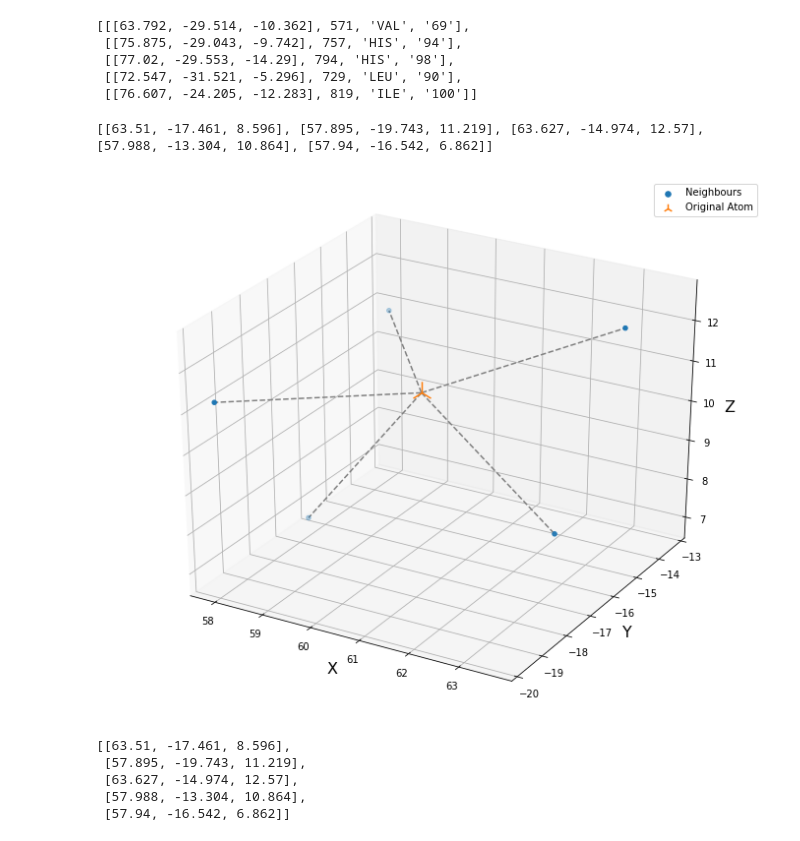
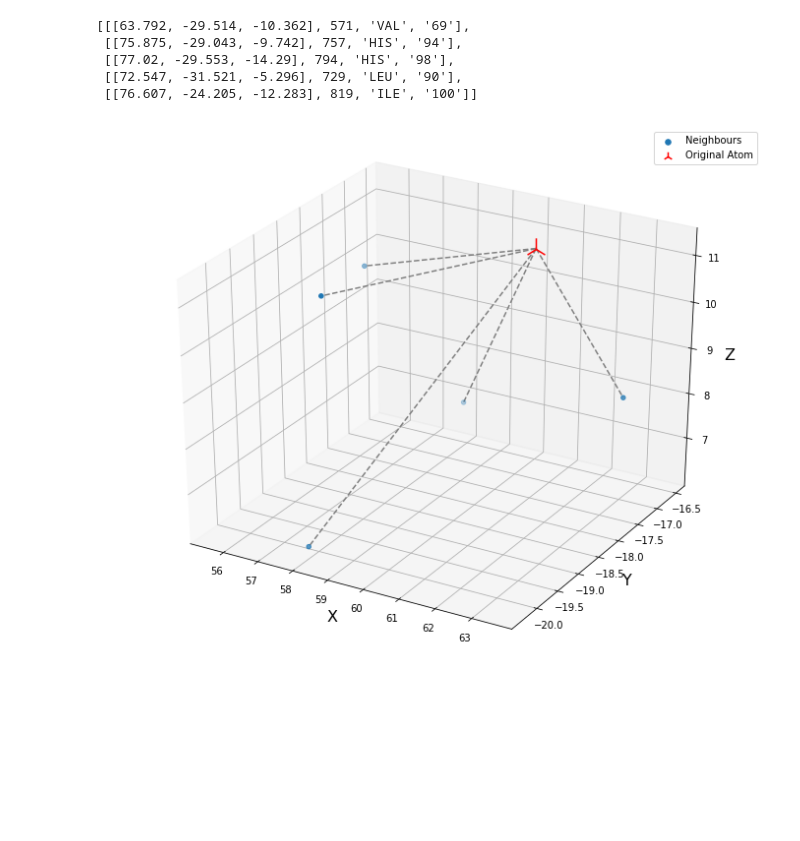
Before and after one commit to JamesDanielOReilly/Practical-Bioinformatics, a Jupyter notebook: Leuven-Coursework-2/coursework_2.ipynb, the cells around one changed output. Drawn from its saved outputs; the diff is of its cells as text; code cells hidden in the pictures; blank space fills up the shorter version.

```diff
--- a/Leuven-Coursework-2/coursework_2.ipynb
+++ b/Leuven-Coursework-2/coursework_2.ipynb
@@ -569,42 +569,35 @@ def plot_neighbours(filename, serial, number):
                 coordinate = [float(line[30:38]), float(line[38:46]), float(line[46:54])]
 
     neighbours = [x[0] for x in atom_neighbours(filename, coordinate, number)]
-    print(neighbours)
 
     xs = [x[0] for x in neighbours]
     ys = [x[1] for x in neighbours]
     zs = [x[2] for x in neighbours]
 
     fig = plt.figure(figsize = (12,10))
     ax = fig.gca(projection='3d')
     ax.scatter(xs, ys, zs, marker = 'o', label = 'Neighbours')
-    ax.scatter(coordinate[0], coordinate[1], coordinate[2], s=500, marker = '2', label = 'Original Atom')
+    ax.scatter(coordinate[0], coordinate[1], coordinate[2], s=500,color='red', marker = '2', label = 'Original Atom')
 
     for (x, y, z) in zip(xs,ys,zs):
         xline = np.linspace((coordinate)[0], x, 1000)
         yline = np.linspace((coordinate)[1], y, 1000)
         zline = np.linspace((coordinate)[2], z, 1000)
 
         ax.plot3D(xline, yline, zline, color='gray', linestyle='--')
 
 
     ax.set_xlabel("X", fontsize = 16)
     ax.set_ylabel("Y", fontsize = 16)
     ax.set_zlabel("Z", fontsize = 16)
 
     lgnd = plt.legend( scatterpoints=1, fontsize=10)
     lgnd.legendHandles[0]._sizes = [30]
     lgnd.legendHandles[1]._sizes = [90]
 
+    plt.savefig('plotneighbours.png')
     plt.show()
-    return neighbours
 
-plot_neighbours(atom_hetero_file, 29 , 5)
+plot_neighbours(atom_file, 29 , 5)
 # %% [output]
-[[63.51, -17.461, 8.596], [57.895, -19.743, 11.219], [63.627, -14.974, 12.57], [57.988, -13.304, 10.864], [57.94, -16.542, 6.862]]
-[figure, old version]
+[figure, new version]
-[[63.51, -17.461, 8.596],
- [57.895, -19.743, 11.219],
- [63.627, -14.974, 12.57],
- [57.988, -13.304, 10.864],
- [57.94, -16.542, 6.862]]
```
Also changed, not shown: 17 other files.
